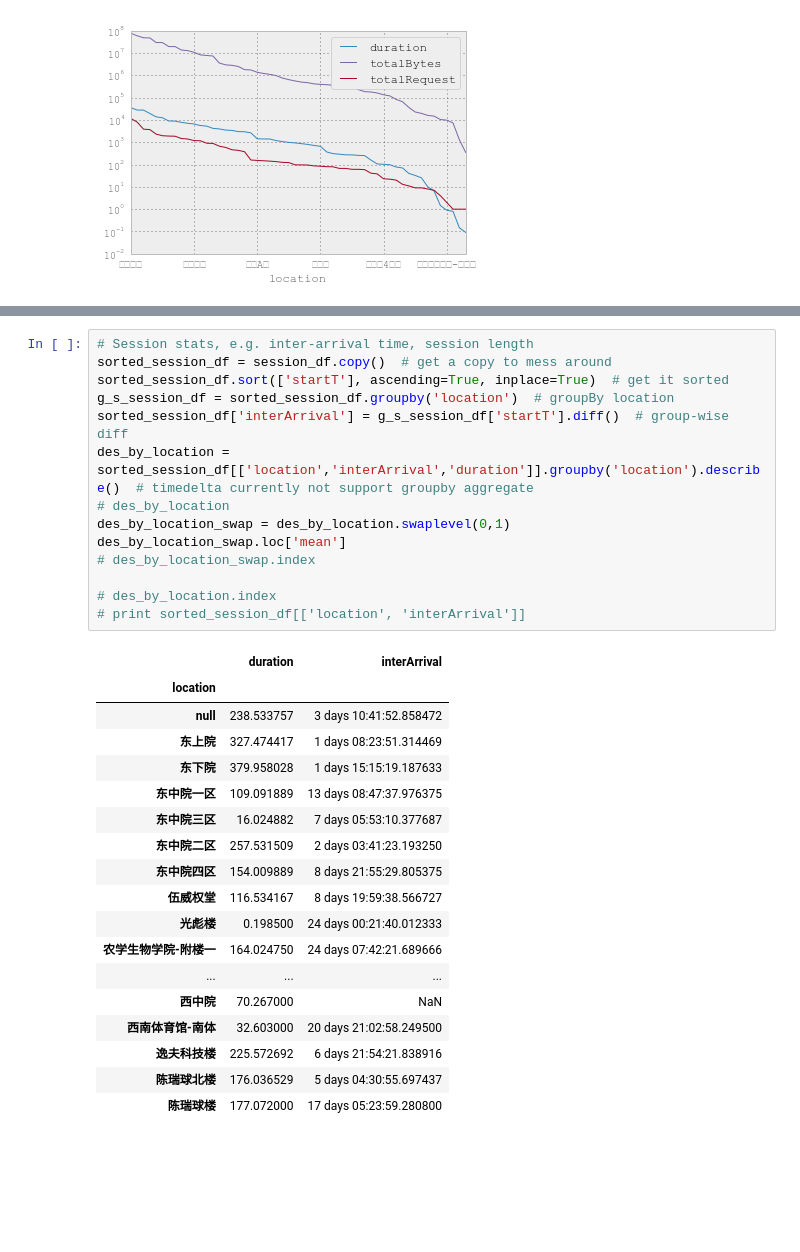
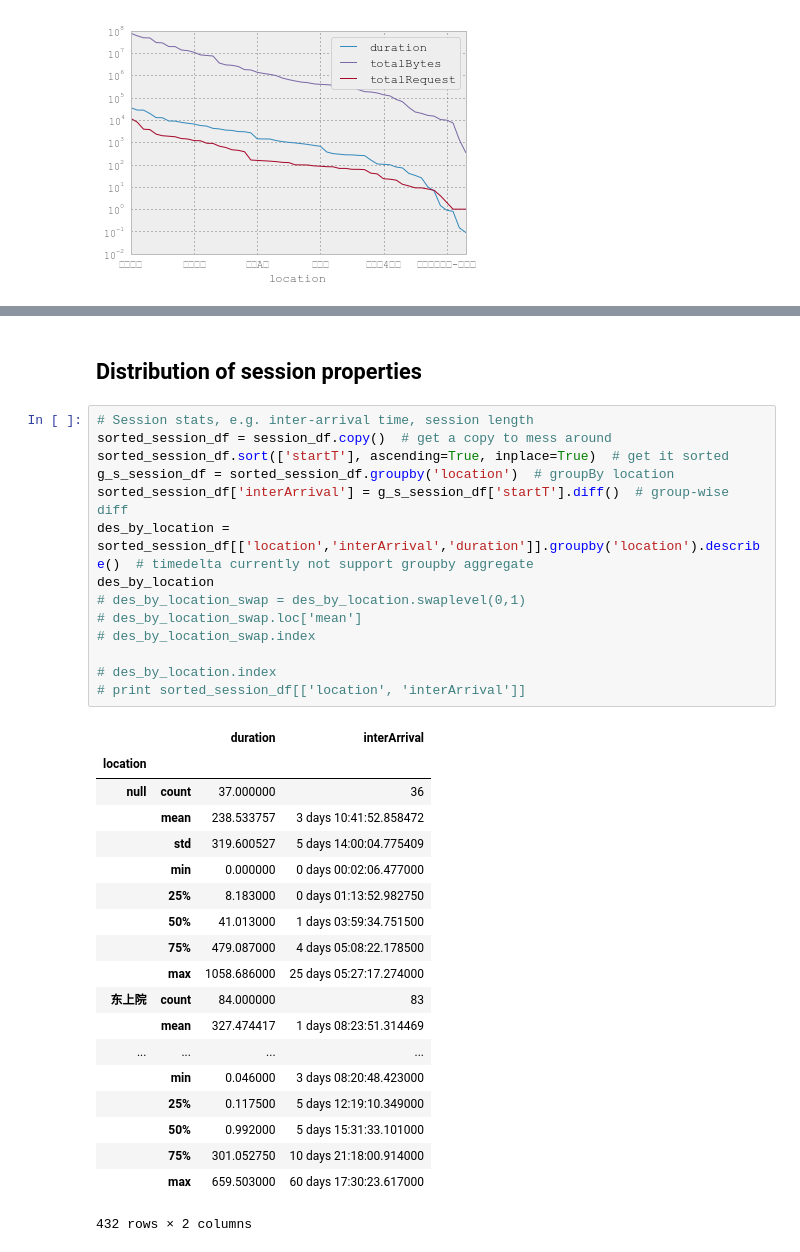
Before and after one commit to zaxliu/dqn4wirelesscontrol, a Jupyter notebook: traffic_profiling.ipynb, the cells around one changed output, grey strips where cells are left out. Saved outputs shown, nothing was run; the diff lists cells and outputs as text; blank space fills up the shorter version.

```diff
--- a/traffic_profiling.ipynb
+++ b/traffic_profiling.ipynb
@@ -101,33 +109,36 @@ norm_sample.plot(y=norm_sample.data)
+# %% [markdown]
+## Distribution of session properties
 # %%
 # Session stats, e.g. inter-arrival time, session length
 sorted_session_df = session_df.copy()  # get a copy to mess around
 sorted_session_df.sort(['startT'], ascending=True, inplace=True)  # get it sorted
 g_s_session_df = sorted_session_df.groupby('location')  # groupBy location
 sorted_session_df['interArrival'] = g_s_session_df['startT'].diff()  # group-wise diff
 des_by_location = sorted_session_df[['location','interArrival','duration']].groupby('location').describe()  # timedelta currently not support groupby aggregate
-# des_by_location
-des_by_location_swap = des_by_location.swaplevel(0,1)
-des_by_location_swap.loc['mean']
+des_by_location
+# des_by_location_swap = des_by_location.swaplevel(0,1)
+# des_by_location_swap.loc['mean']
 # des_by_location_swap.index
 
 # des_by_location.index
 # print sorted_session_df[['location', 'interArrival']]
 # %% [output]
-|  | duration | interArrival |
-| location |  |  |
-| null | 238.533757 | 3 days 10:41:52.858472 |
-| 东上院 | 327.474417 | 1 days 08:23:51.314469 |
-| 东下院 | 379.958028 | 1 days 15:15:19.187633 |
-| 东中院一区 | 109.091889 | 13 days 08:47:37.976375 |
-| 东中院三区 | 16.024882 | 7 days 05:53:10.377687 |
-| 东中院二区 | 257.531509 | 2 days 03:41:23.193250 |
-| 东中院四区 | 154.009889 | 8 days 21:55:29.805375 |
-| 伍威权堂 | 116.534167 | 8 days 19:59:38.566727 |
-| 光彪楼 | 0.198500 | 24 days 00:21:40.012333 |
-| 农学生物学院-附楼一 | 164.024750 | 24 days 07:42:21.689666 |
-| ... | ... | ... |
-| 西中院 | 70.267000 | NaN |
-| 西南体育馆-南体 | 32.603000 | 20 days 21:02:58.249500 |
-| 逸夫科技楼 | 225.572692 | 6 days 21:54:21.838916 |
-| 陈瑞球北楼 | 176.036529 | 5 days 04:30:55.697437 |
-| 陈瑞球楼 | 177.072000 | 17 days 05:23:59.280800 |
+|  |  | duration | interArrival |
+| location |  |  |  |
+| null | count | 37.000000 | 36 |
+|  | mean | 238.533757 | 3 days 10:41:52.858472 |
+|  | std | 319.600527 | 5 days 14:00:04.775409 |
+|  | min | 0.000000 | 0 days 00:02:06.477000 |
+|  | 25% | 8.183000 | 0 days 01:13:52.982750 |
+|  | 50% | 41.013000 | 1 days 03:59:34.751500 |
+|  | 75% | 479.087000 | 4 days 05:08:22.178500 |
+|  | max | 1058.686000 | 25 days 05:27:17.274000 |
+| 东上院 | count | 84.000000 | 83 |
+|  | mean | 327.474417 | 1 days 08:23:51.314469 |
+| ... | ... | ... | ... |
+|  | min | 0.046000 | 3 days 08:20:48.423000 |
+|  | 25% | 0.117500 | 5 days 12:19:10.349000 |
+|  | 50% | 0.992000 | 5 days 15:31:33.101000 |
+|  | 75% | 301.052750 | 10 days 21:18:00.914000 |
+|  | max | 659.503000 | 60 days 17:30:23.617000 |
+432 rows × 2 columns
```
Also changed, not shown: parts of 5 cells of this notebook.
